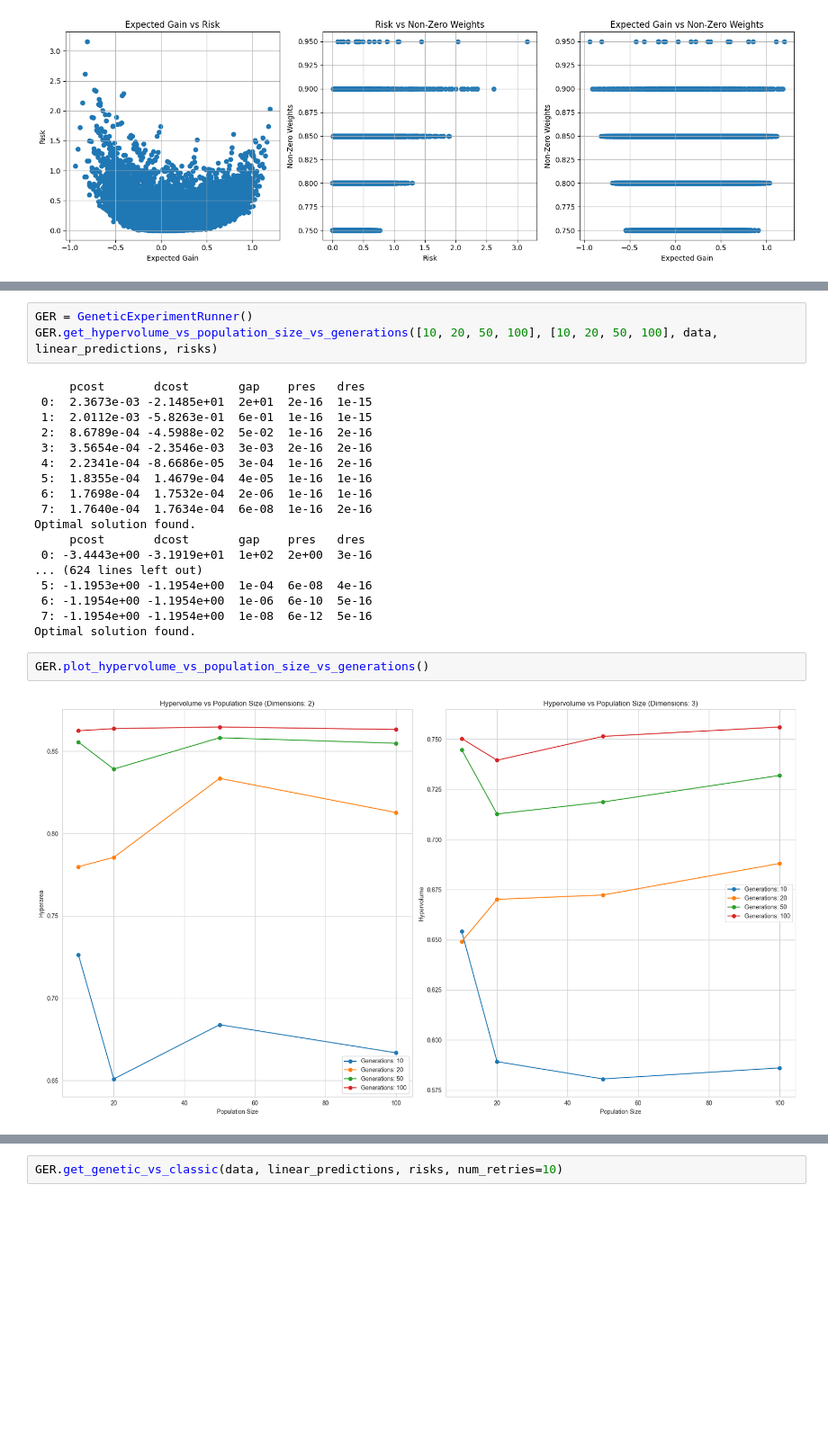
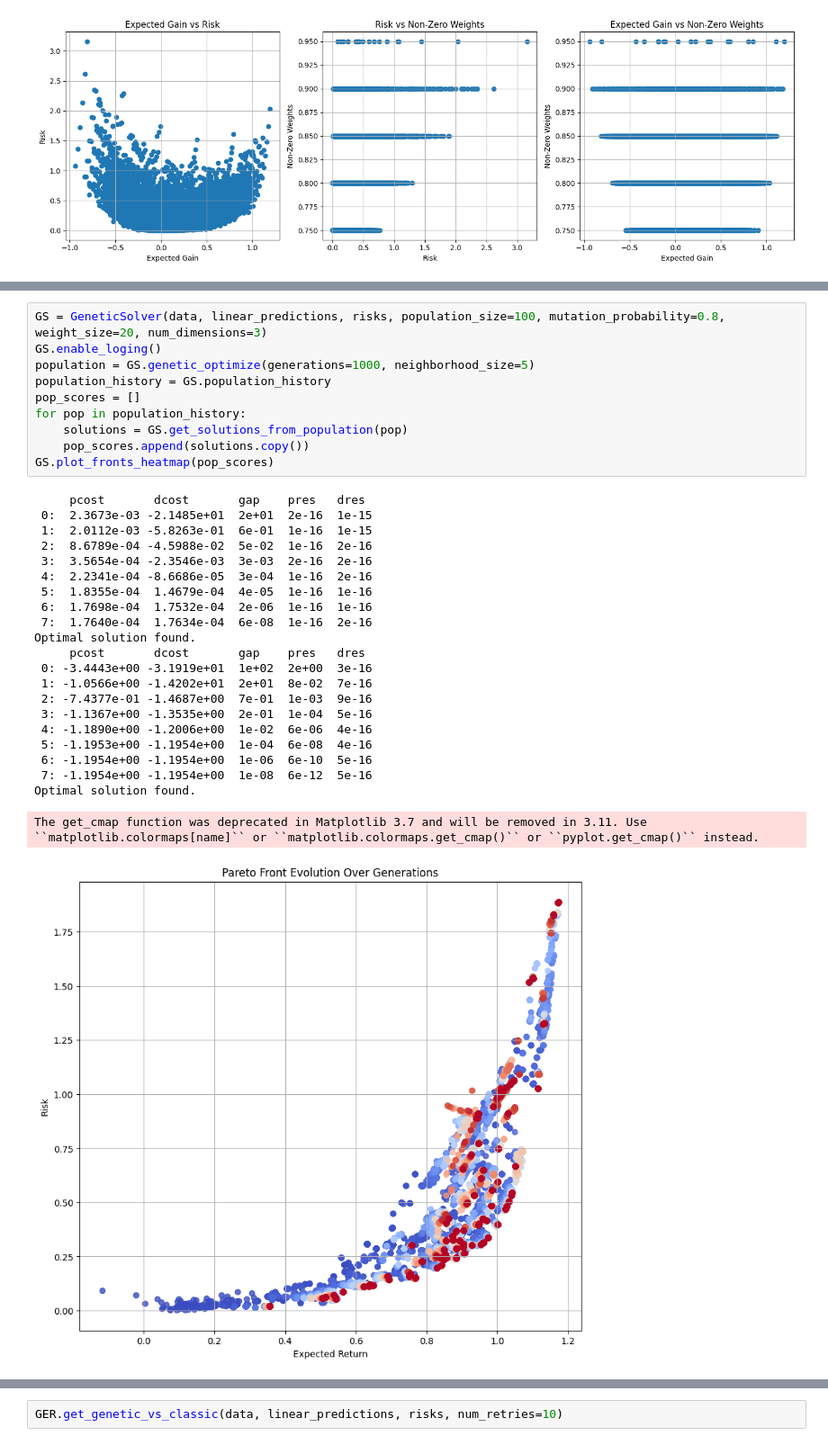
Before and after one commit to MatTheTab/MOO, a Jupyter notebook: Script2_Old.ipynb, the cells around one changed output, grey strips where cells are left out. Shown at 90% size. Cells and saved outputs as stored; diff of their text form; blank space fills up the shorter version.

```diff
--- a/Script2.ipynb
+++ b/Script2_Old.ipynb
@@ -702,26 +774,34 @@ Hypervolume: 1.033485
-# %%
-GER = GeneticExperimentRunner()
-GER.get_hypervolume_vs_population_size_vs_generations([10, 20, 50, 100], [10, 20, 50, 100], data, linear_predictions, risks)
-# %% [output]
-     pcost       dcost       gap    pres   dres
- 0:  2.3673e-03 -2.1485e+01  2e+01  2e-16  1e-15
- 1:  2.0112e-03 -5.8263e-01  6e-01  1e-16  1e-15
- 2:  8.6789e-04 -4.5988e-02  5e-02  1e-16  2e-16
- 3:  3.5654e-04 -2.3546e-03  3e-03  2e-16  2e-16
- 4:  2.2341e-04 -8.6686e-05  3e-04  1e-16  2e-16
- 5:  1.8355e-04  1.4679e-04  4e-05  1e-16  1e-16
- 6:  1.7698e-04  1.7532e-04  2e-06  1e-16  1e-16
- 7:  1.7640e-04  1.7634e-04  6e-08  1e-16  2e-16
-Optimal solution found.
-     pcost       dcost       gap    pres   dres
- 0: -3.4443e+00 -3.1919e+01  1e+02  2e+00  3e-16
-... (624 lines left out)
- 5: -1.1953e+00 -1.1954e+00  1e-04  6e-08  4e-16
- 6: -1.1954e+00 -1.1954e+00  1e-06  6e-10  5e-16
- 7: -1.1954e+00 -1.1954e+00  1e-08  6e-12  5e-16
-Optimal solution found.
-# %%
-GER.plot_hypervolume_vs_population_size_vs_generations()
-# %% [output]
-[figure, removed]
+# %%
+GS = GeneticSolver(data, linear_predictions, risks, population_size=100, mutation_probability=0.8, weight_size=20, num_dimensions=3)
+GS.enable_loging()
+population = GS.genetic_optimize(generations=1000, neighborhood_size=5)
+population_history = GS.population_history
+pop_scores = []
+for pop in population_history:
+    solutions = GS.get_solutions_from_population(pop)
+    pop_scores.append(solutions.copy())
+GS.plot_fronts_heatmap(pop_scores)
+# %% [output]
+     pcost       dcost       gap    pres   dres
+ 0:  2.3673e-03 -2.1485e+01  2e+01  2e-16  1e-15
+ 1:  2.0112e-03 -5.8263e-01  6e-01  1e-16  1e-15
+ 2:  8.6789e-04 -4.5988e-02  5e-02  1e-16  2e-16
+ 3:  3.5654e-04 -2.3546e-03  3e-03  2e-16  2e-16
+ 4:  2.2341e-04 -8.6686e-05  3e-04  1e-16  2e-16
+ 5:  1.8355e-04  1.4679e-04  4e-05  1e-16  1e-16
+ 6:  1.7698e-04  1.7532e-04  2e-06  1e-16  1e-16
+ 7:  1.7640e-04  1.7634e-04  6e-08  1e-16  2e-16
+Optimal solution found.
+     pcost       dcost       gap    pres   dres
+ 0: -3.4443e+00 -3.1919e+01  1e+02  2e+00  3e-16
+ 1: -1.0566e+00 -1.4202e+01  2e+01  8e-02  7e-16
+ 2: -7.4377e-01 -1.4687e+00  7e-01  1e-03  9e-16
+ 3: -1.1367e+00 -1.3535e+00  2e-01  1e-04  5e-16
+ 4: -1.1890e+00 -1.2006e+00  1e-02  6e-06  4e-16
+ 5: -1.1953e+00 -1.1954e+00  1e-04  6e-08  4e-16
+ 6: -1.1954e+00 -1.1954e+00  1e-06  6e-10  5e-16
+ 7: -1.1954e+00 -1.1954e+00  1e-08  6e-12  5e-16
+Optimal solution found.
+The get_cmap function was deprecated in Matplotlib 3.7 and will be removed in 3.11. Use ``matplotlib.colormaps[name]`` or ``matplotlib.colormaps.get_cmap()`` or ``pyplot.get_cmap()`` instead.
+[figure, added]
 # %%
```
Also changed, not shown: parts of 13 cells of this notebook, 1 other file.
